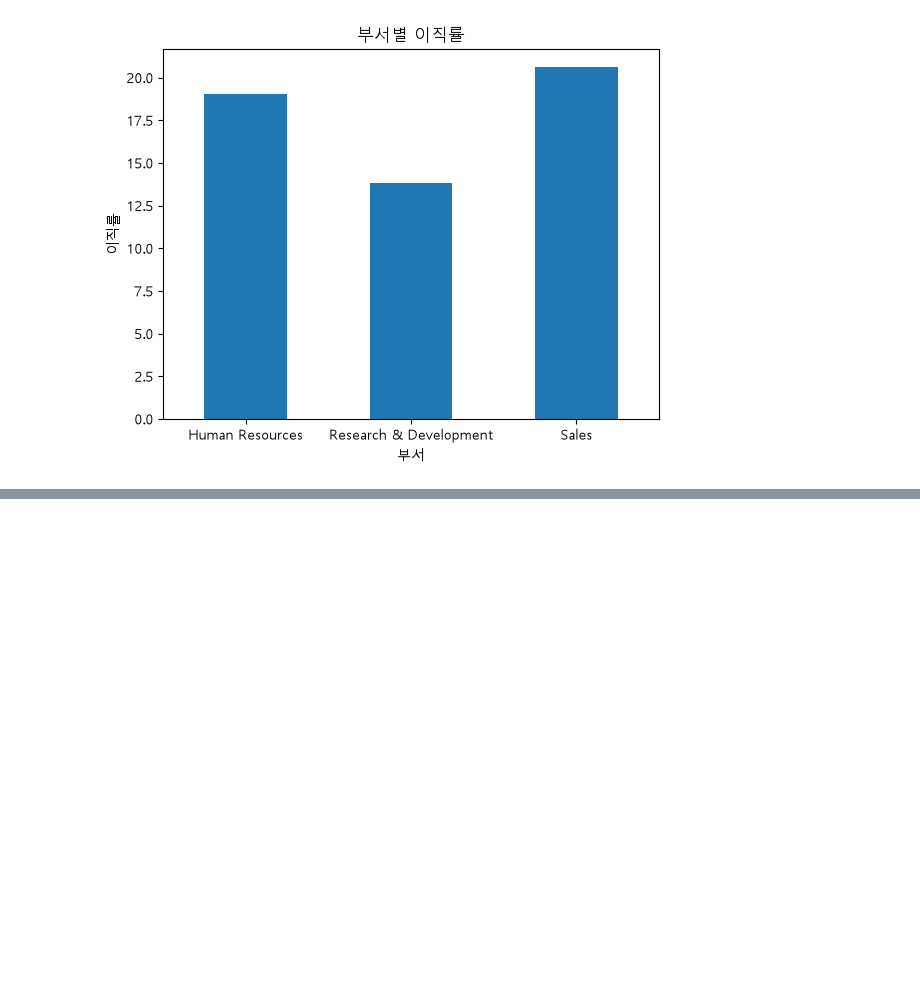
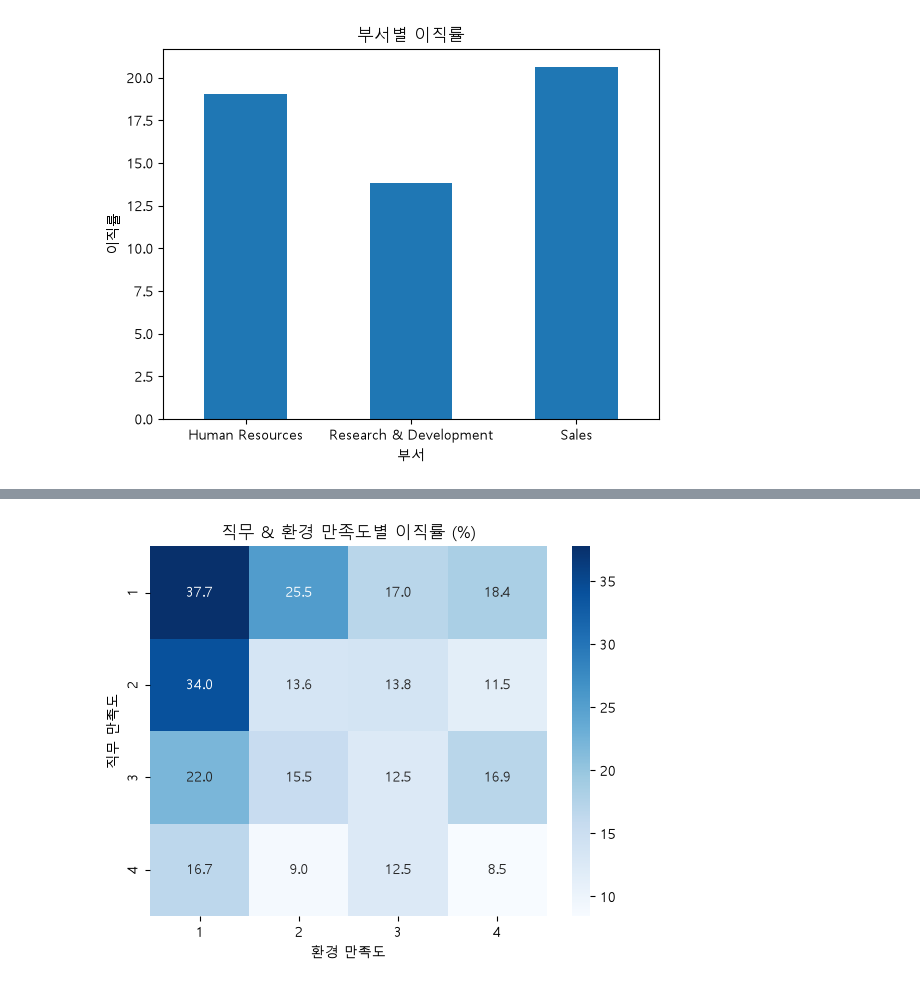
Before and after one commit to fdsa0317/kdt-data-analysis, a Jupyter notebook: 복습.ipynb, the cells around one changed output, grey strips where cells are left out. Cells and saved outputs as stored; diff of their text form; code cells hidden in the pictures; blank space fills up the shorter version.

```diff
--- a/복습.ipynb
+++ b/복습.ipynb
@@ -233,9 +240,24 @@ plt.show()
 # %%
 # ==============================================================================
 # [실습 문제 3] 직무 만족도 & 환경 만족도 복합 분석
 # ==============================================================================
 # 1. JobSatisfaction과 EnvironmentSatisfaction 조합별 이직률 히트맵(Heatmap) 그리기
 # 2. 어떤 만족도 조합에서 이직률이 가장 높은지 서술
+pivot_df = hr_df.pivot_table(
+    index="JobSatisfaction",
+    columns="EnvironmentSatisfaction",
+    values="Attrition",
+    aggfunc=lambda x: (x == "Yes").mean() * 100,
+)
+
+sns.heatmap(pivot_df, annot=True, fmt=".1f", cmap="Blues")
+
+plt.title("직무 & 환경 만족도별 이직률 (%)")
+plt.xlabel("환경 만족도")
+plt.ylabel("직무 만족도")
+plt.show()
+# %% [output]
+[figure, added]
 # %%
 # ==============================================================================
 # [실습 문제 4] 나이(Age) 구간별 이직 위험도 파악
```
Also changed, not shown: parts of 5 cells of this notebook.
